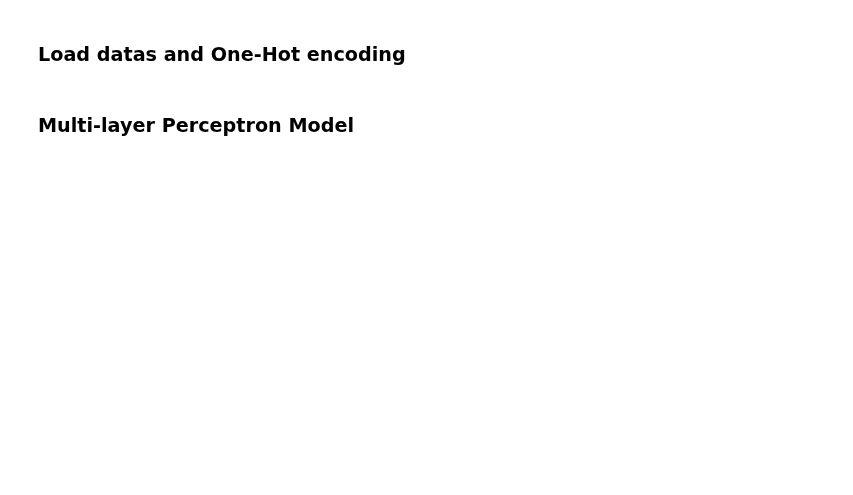
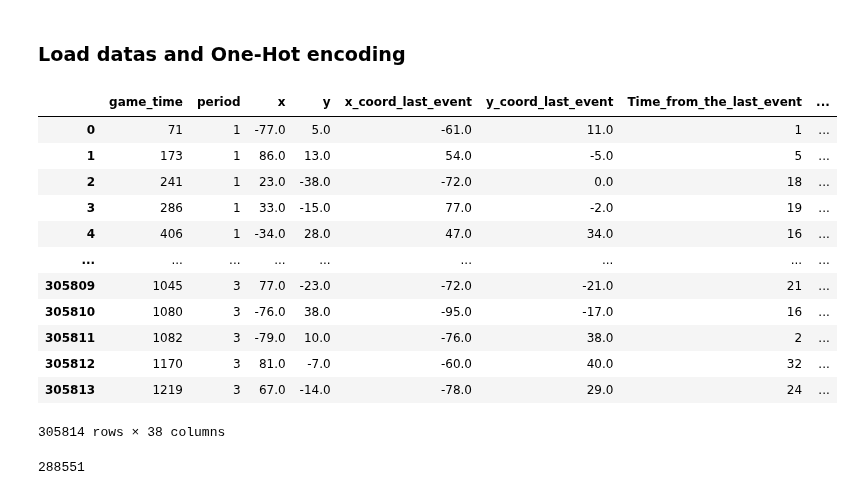
Before and after one commit to hfereidouni/DataScience, a Jupyter notebook: Milestone2/NeuralNetwork.ipynb, the cells around one changed output. Drawn from its saved outputs; the diff is of its cells as text; code cells hidden in the pictures; blank space fills up the shorter version.

```diff
--- a/Milestone2/NeuralNetwork.ipynb
+++ b/Milestone2/NeuralNetwork.ipynb
@@ -48,7 +53,7 @@ train_val_df = train_val_df.reset_index(drop=True)
 train_val_df=train_val_df[['game_time','period','x','y','shot_type','last_event_type',
        'x_coord_last_event', 'y_coord_last_event', 'Time_from_the_last_event',
        'Distance_from_the_last_event', 'Rebound', 'change_shot_angle', 'Speed',
-       'angle_net', 'is_goal']]
+       'shot_dist','angle_net', 'is_goal']]
 # %%
 train_val_shot_type_oh = onehot_generator(train_val_df[['shot_type']])
 train_val_last_event_type_oh = onehot_generator(train_val_df[['last_event_type']])
@@ -56,3 +61,19 @@ train_val_df= train_val_df.drop(columns=['shot_type','last_event_type'])
 train_val_df = pd.concat([train_val_df,
                        train_val_shot_type_oh.set_index(train_val_df.index),
                        train_val_last_event_type_oh.set_index(train_val_df.index)],axis=1)
+# %%
+train_val_df
+# %% [output]
+|  | game_time | period | x | y | x_coord_last_event | y_coord_last_event | Time_from_the_last_event | ... |
+| 0 | 71 | 1 | -77.0 | 5.0 | -61.0 | 11.0 | 1 | ... |
+| 1 | 173 | 1 | 86.0 | 13.0 | 54.0 | -5.0 | 5 | ... |
+| 2 | 241 | 1 | 23.0 | -38.0 | -72.0 | 0.0 | 18 | ... |
+| 3 | 286 | 1 | 33.0 | -15.0 | 77.0 | -2.0 | 19 | ... |
+| 4 | 406 | 1 | -34.0 | 28.0 | 47.0 | 34.0 | 16 | ... |
+| ... | ... | ... | ... | ... | ... | ... | ... | ... |
+| 305809 | 1045 | 3 | 77.0 | -23.0 | -72.0 | -21.0 | 21 | ... |
+| 305810 | 1080 | 3 | -76.0 | 38.0 | -95.0 | -17.0 | 16 | ... |
+| 305811 | 1082 | 3 | -79.0 | 10.0 | -76.0 | 38.0 | 2 | ... |
+| 305812 | 1170 | 3 | 81.0 | -7.0 | -60.0 | 40.0 | 32 | ... |
+| 305813 | 1219 | 3 | 67.0 | -14.0 | -78.0 | 29.0 | 24 | ... |
+305814 rows × 38 columns
@@ -59,3 +84,7 @@ train_val_df = pd.concat([train_val_df,
+# %%
+len(train_val_df )
+# %% [output]
+288551
 # %%
 train_X,train_Y,val_X,val_Y = split_data(train_val_df,['game_time', 'period', 'x', 'y', 'x_coord_last_event',
        'y_coord_last_event', 'Time_from_the_last_event',
@@ -74,2 +102,0 @@ train_X,train_Y,val_X,val_Y = split_data(train_val_df,['game_time', 'period', 'x
-# %% [markdown]
-### Multi-layer Perceptron Model
```
Also changed, not shown: parts of 12 cells of this notebook, 5 other files.
